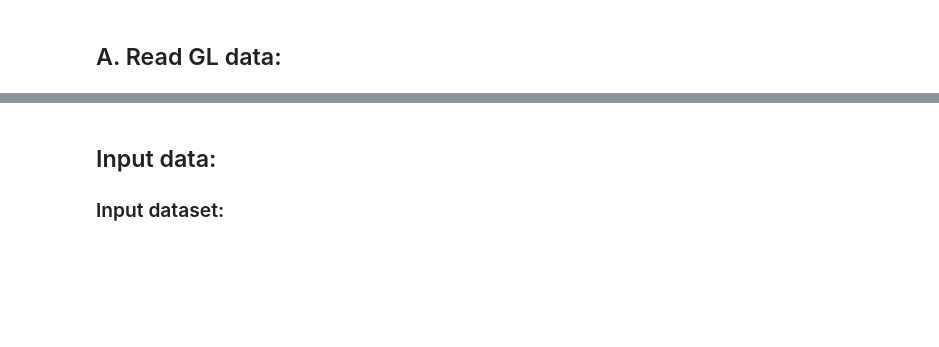
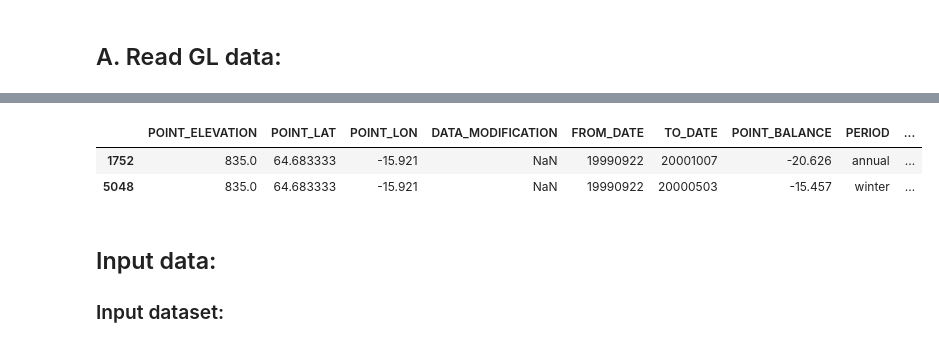
Before and after one commit to marvande/MassBalanceMachine, a Jupyter notebook: regions/Iceland_mb/3.2.2 Train-ML-model-NN.ipynb, the cells around one changed output, grey strips where cells are left out. Drawn from its saved outputs; the diff is of its cells as text; code cells hidden in the pictures; blank space fills up the shorter version.

```diff
--- a/regions/Iceland_mb/3.2.2 Train-ML-model-NN.ipynb
+++ b/regions/Iceland_mb/3.2.2 Train-ML-model-NN.ipynb
@@ -90,3 +101,9 @@ data_wgms.columns
+# %%
+display(data_wgms[data_wgms['POINT_BALANCE'] < -15].head(10))
+# %% [output]
+|  | POINT_ELEVATION | POINT_LAT | POINT_LON | DATA_MODIFICATION | FROM_DATE | TO_DATE | POINT_BALANCE | PERIOD | ... |
+| 1752 | 835.0 | 64.683333 | -15.921 | NaN | 19990922 | 20001007 | -20.626 | annual | ... |
+| 5048 | 835.0 | 64.683333 | -15.921 | NaN | 19990922 | 20000503 | -15.457 | winter | ... |
 # %% [markdown]
 ## Input data:
 ### Input dataset:
```
Also changed, not shown: parts of 14 cells of this notebook, 14 other files.
